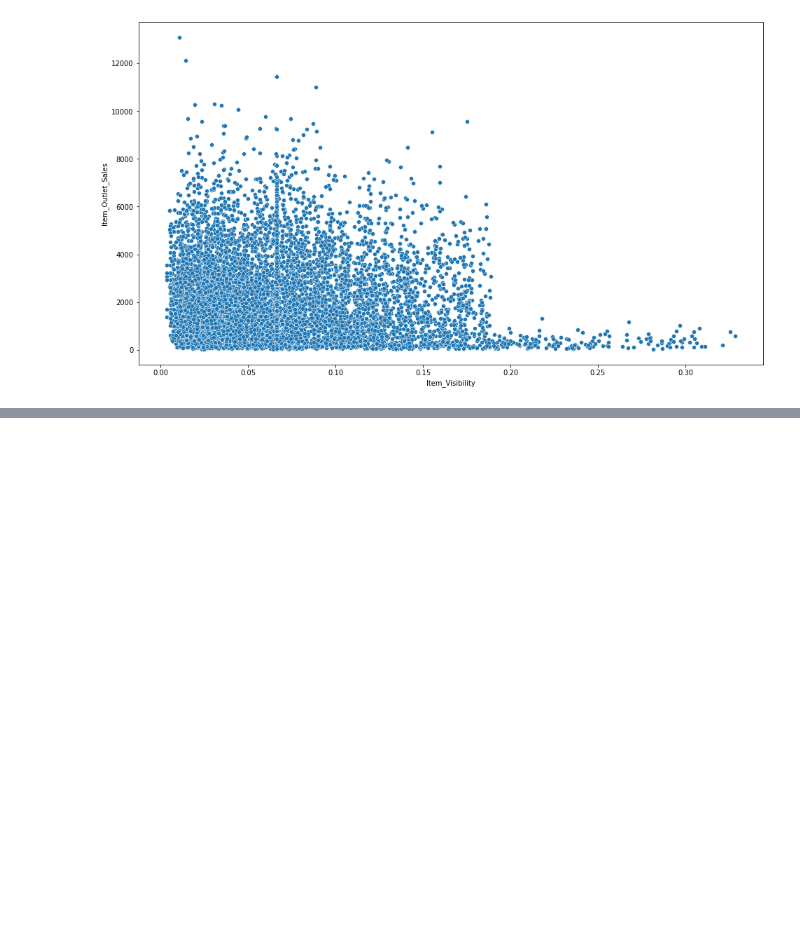
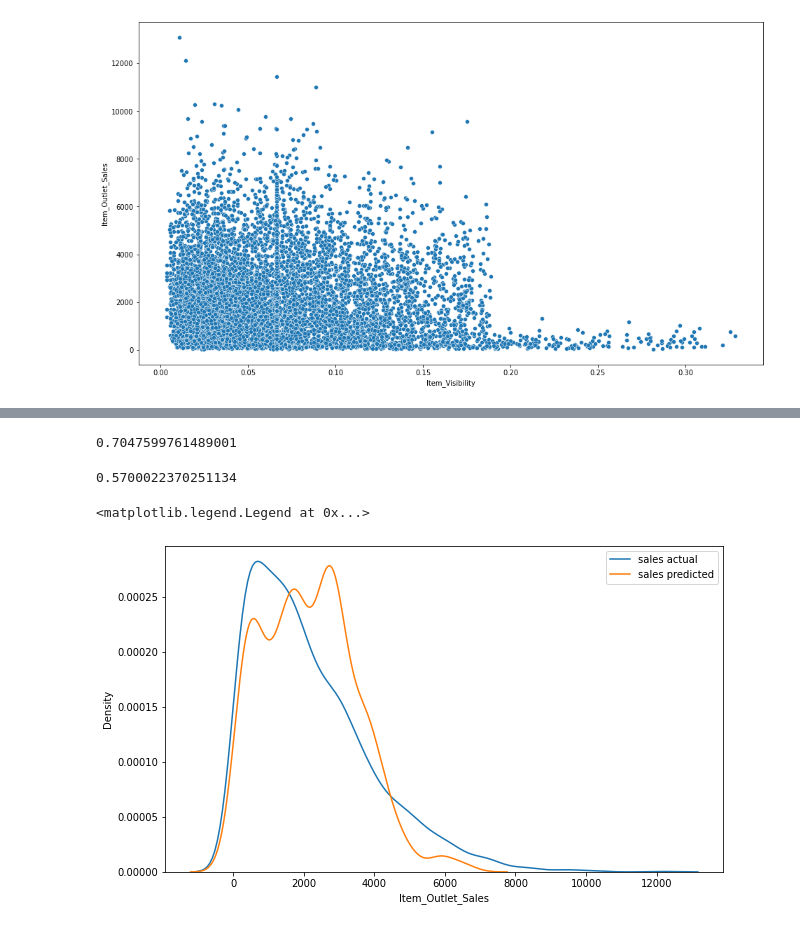
Before and after one commit to HeptaDecane/LP1_SEM7, a Jupyter notebook: C03/notebook.ipynb, the cells around one changed output, grey strips where cells are left out. Drawn from its saved outputs; the diff is of its cells as text; code cells hidden in the pictures; blank space fills up the shorter version.

```diff
--- a/C03/notebook.ipynb
+++ b/C03/notebook.ipynb
@@ -266,0 +370,16 @@ sns.scatterplot(data=train_df,x='Item_Visibility',y='Item_Outlet_Sales')
+# %%
+model.score(x_train,y_train)
+# %% [output]
+0.7047599761489001
+# %%
+model.score(x_test,y_test)
+# %% [output]
+0.5700022370251134
+# %%
+fig, axs = plt.subplots(figsize=(10,6))
+sns.kdeplot(y_test,label='sales actual')
+sns.kdeplot(test_set_prediction,label='sales predicted')
+plt.legend()
+# %% [output]
+<matplotlib.legend.Legend at 0x...>
+[figure, added]
```
Also changed, not shown: parts of 30 cells of this notebook.
